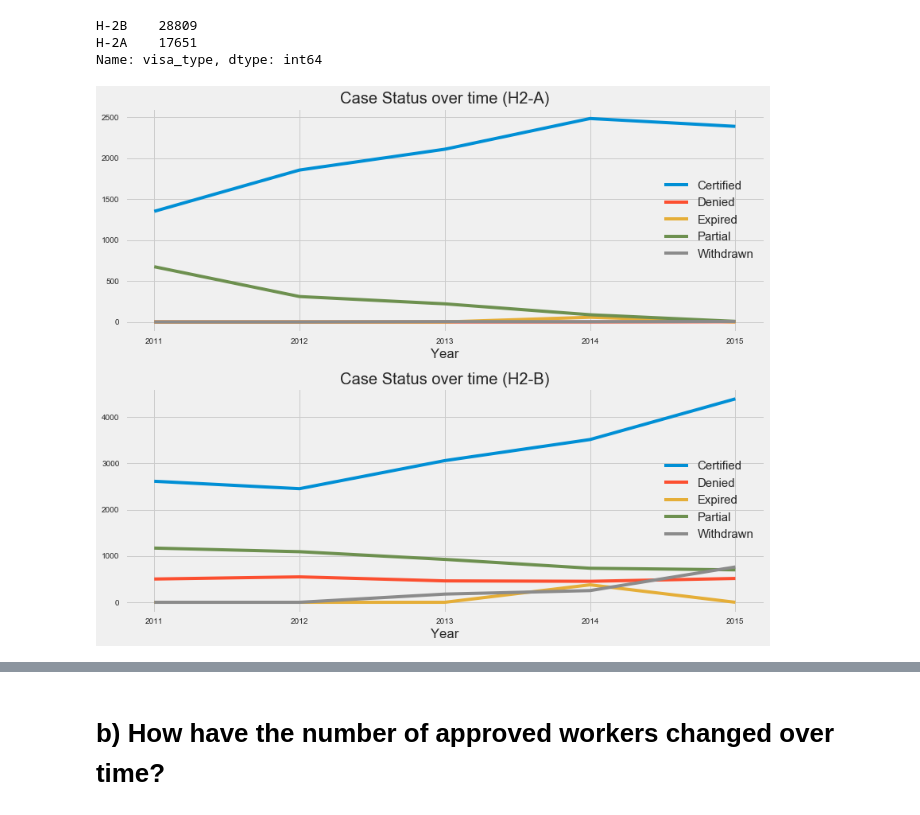
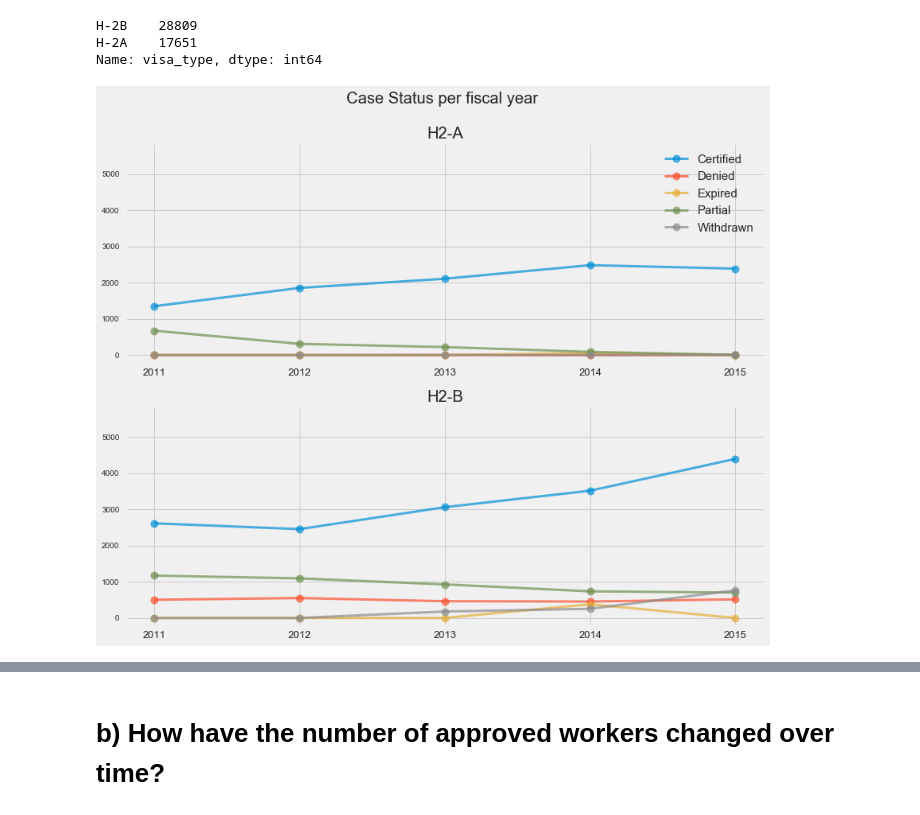
Before and after one commit to nachocarracedo/portfolio, a Jupyter notebook: H2_Visas/h2_visas_analysis.ipynb, the cells around one changed output, grey strips where cells are left out. Drawn from its saved outputs; the diff is of its cells as text; code cells hidden in the pictures.

```diff
--- a/H2_Visas/h2_visas_analysis.ipynb
+++ b/H2_Visas/h2_visas_analysis.ipynb
@@ -816,20 +909,24 @@ to_plotB = apgpB.unstack(level=1,fill_value=0)
 # %%
 fig = plt.figure(figsize=(12,10))
 
+ymax = np.max([np.max(np.max(to_plotA)),np.max(np.max(to_plotB))])
+
 ax1 = plt.subplot2grid((2,1), (0, 0))
-ax1.set(xlabel='Year', title='Case Status over time (H2-A)',xticks=(np.arange(2011, 2016, 1.0)))
+ax1.set(label='Year', title='Case Status per fiscal year \n\nH2-A',xticks=(np.arange(2011, 2016, 1.0)))
 ax1.ticklabel_format(useOffset=False)
-ax1.plot(to_plotA.loc[:2015])
+ax1.plot(to_plotA.loc[:2015],linestyle='-', marker='o',linewidth=3,markersize=10,alpha=0.7)
 ax1.legend(apgpA.index.levels[1],loc=0,prop={'size':15})
-
+ax1.set_ylim([-200,ymax])
+ax1.xaxis.set_tick_params(labelsize=13)
 
 ax2 = plt.subplot2grid((2,1), (1, 0))
-ax2.set(xlabel='Year', title='Case Status over time (H2-B)',xticks=(np.arange(2011, 2016, 1.0)))
+ax2.set(title='H2-B',xticks=(np.arange(2011, 2016, 1.0)))
 ax2.ticklabel_format(useOffset=False)
-ax2.plot(to_plotB.loc[:2015])
-ax2.legend(apgpB.index.levels[1],loc=0,prop={'size':15})
+ax2.plot(to_plotB.loc[:2015],linestyle='-', marker='o',linewidth=3,markersize=10,alpha=0.7)
+ax2.set_ylim([-200,ymax])
+ax2.xaxis.set_tick_params(labelsize=13)
 
 plt.tight_layout()
 plt.show()
 # %% [output]
-[figure, old version]
+[figure, new version]
```
Also changed, not shown: parts of 34 cells of this notebook, 2 other files.
